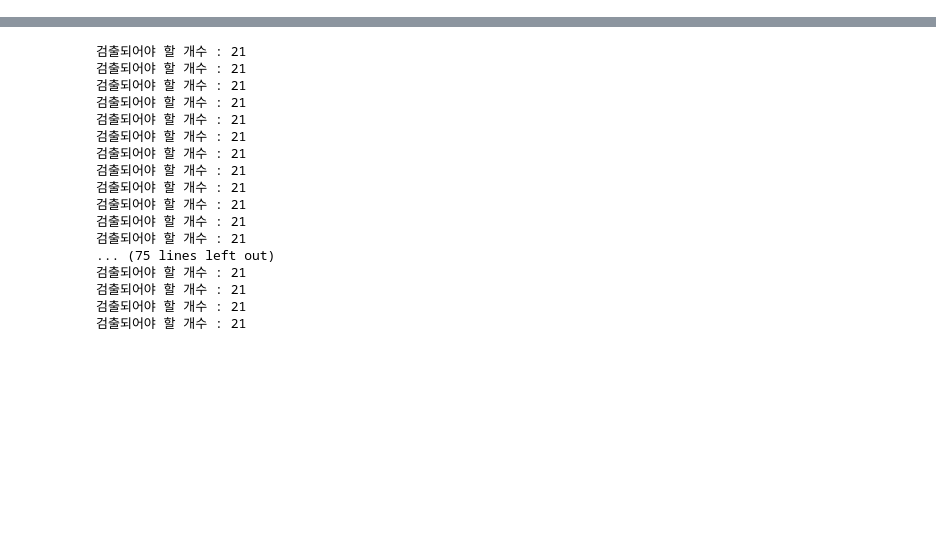
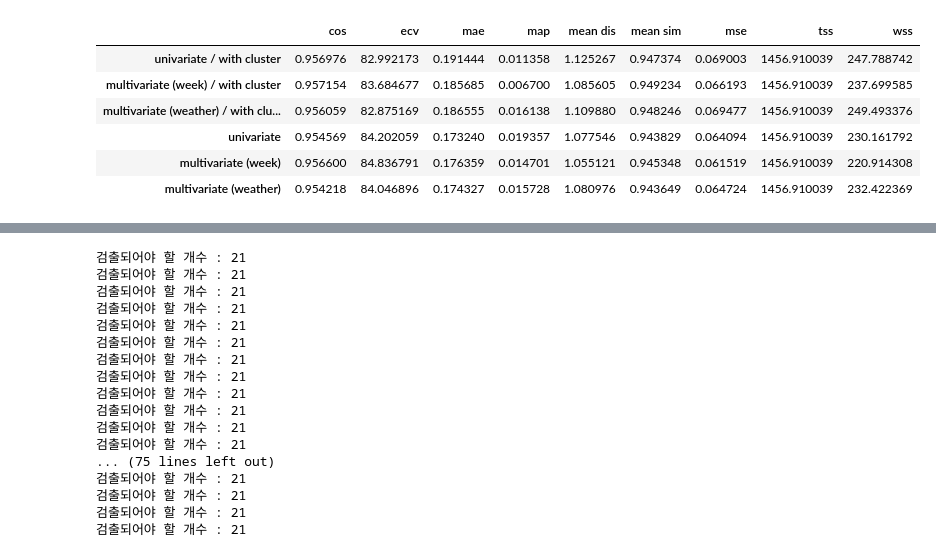
Before and after one commit to formegusto/demand-forecasting, a Jupyter notebook: Precision, Recall.ipynb, the cells around one changed output, grey strips where cells are left out. Saved outputs shown, nothing was run; the diff lists cells and outputs as text; code cells hidden in the pictures; blank space fills up the shorter version.

```diff
--- a/Precision, Recall.ipynb
+++ b/Precision, Recall.ipynb
@@ -38,20 +43,20 @@ DEFAULT_COLUMNS = [
 # %%
 _ = {
     "univariate": ['energy (kw 15min)'],
-#     "multivariate (week)": [
-#         'energy (kw 15min)',
-#         'week sin',
-#         'week cos'
-#     ],
+    "multivariate (week)": [
+        'energy (kw 15min)',
+        'week sin',
+        'week cos'
+    ],
 #     "multivariate (year)": [
 #         'energy (kw 15min)',
 #         'year sin',
 #         'year cos',
 #     ],
-#     "multivariate (weather)": [
-#         'energy (kw 15min)',
-#         'weather idx'
-#     ],
+    "multivariate (weather)": [
+        'energy (kw 15min)',
+        'weather idx'
+    ],
 #     "multivariate (avg ta)": [
 #         'energy (kw 15min)',
 #         'avg ta'
@@ -69,12 +74,12 @@ _ = {
 # Input Report Simulation
 IRS = []
 
-# for key in _.keys():
-#     IRS.append(
-#         LEARN_INFO(name="{} / with cluster".format(key),
-#                    columns=_[key],
-#                    is_contain_cluster_label=True),
-#     )
+for key in _.keys():
+    IRS.append(
+        LEARN_INFO(name="{} / with cluster".format(key),
+                   columns=_[key],
+                   is_contain_cluster_label=True),
+    )
 
 
 for key in _.keys():
@@ -87,7 +92,7 @@ for key in _.keys():
 # Training Model Array
 TMA = []
 
-is_switch = True
+is_switch = False
 
 for _ in IRS:
     bm = BasicModel(name=_.name,
@@ -96,7 +101,7 @@ for _ in IRS:
                    is_switch=is_switch,
                    matching_type=_.matching)
 
-    bm.set_window(OUT_STEPS=3)
+    bm.set_window()
     bm.set_model()
     print(bm)
     bm.training(epochs=50)
@@ -155,0 +131,10 @@ o_list = pr_test.norm_datas['test'].values.reshape(-1,24)[:,3:].copy()
+# %%
+test_evaluate_df
+# %% [output]
+|  | cos | ecv | mae | map | mean dis | mean sim | mse | tss | wss |
+| univariate / with cluster | 0.956976 | 82.992173 | 0.191444 | 0.011358 | 1.125267 | 0.947374 | 0.069003 | 1456.910039 | 247.788742 |
+| multivariate (week) / with cluster | 0.957154 | 83.684677 | 0.185685 | 0.006700 | 1.085605 | 0.949234 | 0.066193 | 1456.910039 | 237.699585 |
+| multivariate (weather) / with clu... | 0.956059 | 82.875169 | 0.186555 | 0.016138 | 1.109880 | 0.948246 | 0.069477 | 1456.910039 | 249.493376 |
+| univariate | 0.954569 | 84.202059 | 0.173240 | 0.019357 | 1.077546 | 0.943829 | 0.064094 | 1456.910039 | 230.161792 |
+| multivariate (week) | 0.956600 | 84.836791 | 0.176359 | 0.014701 | 1.055121 | 0.945348 | 0.061519 | 1456.910039 | 220.914308 |
+| multivariate (weather) | 0.954218 | 84.046896 | 0.174327 | 0.015728 | 1.080976 | 0.943649 | 0.064724 | 1456.910039 | 232.422369 |
```
Also changed, not shown: parts of 9 cells of this notebook, 4 other files.
